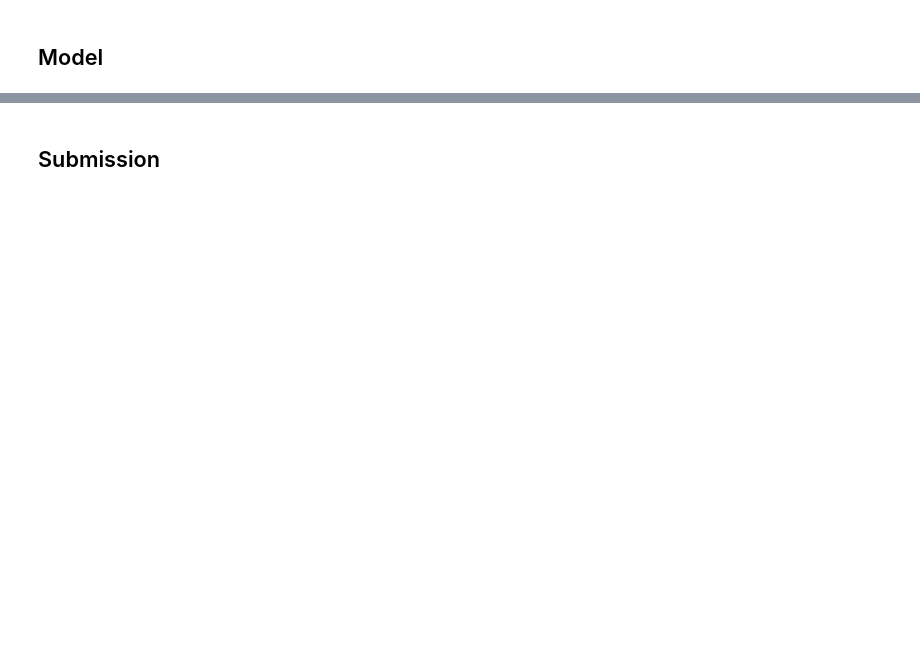
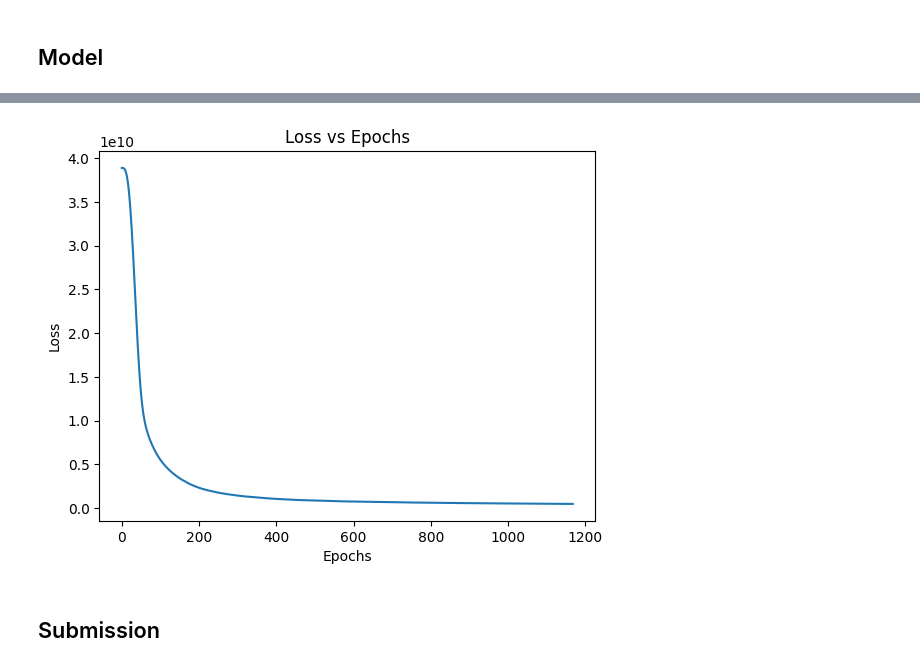
Before and after one commit to KingPhito/kaggle-competitions, a Jupyter notebook: notebooks/house-prices.ipynb, the cells around one changed output, grey strips where cells are left out. Drawn from its saved outputs; the diff is of its cells as text; code cells hidden in the pictures; blank space fills up the shorter version.

```diff
--- a/notebooks/house-prices.ipynb
+++ b/notebooks/house-prices.ipynb
@@ -84,0 +182,10 @@ plt.show()
+# %%
+model = Sequential(
+    [
+        InputLayer(input_shape=(features.shape[1],)),
+        Dense(64, activation='relu', name='hidden_layer_1', kernel_regularizer=l2(0.01)),
+        Dense(64, activation='relu', name='hidden_layer_2', kernel_regularizer=l2(0.01)),
+        Dense(1)
+    ]
+)
+model.summary()
@@ -85 +228,10 @@ plt.show()
+# %%
+lr_schedule = tf.keras.optimizers.schedules.InverseTimeDecay(
+    0.001,
+    decay_steps=features.shape[0] / 58 * 1000,
+    decay_rate=1,
+    staircase=False
+)
+optimizer = tf.keras.optimizers.Adam(lr_schedule)
+model.compile(optimizer=optimizer, loss='mean_squared_error', metrics=['mean_squared_error'])
 # %% [markdown]
@@ -95,0 +243,6 @@ for i in range(row):
+# %%
+data = model.fit(
+    features, labels,
+    epochs=1168,
+    steps_per_epoch=20,
+    validation_data=(valid_features, valid_labels))
@@ -96,3 +275,11 @@ for i in range(row):
+# %%
+plt.plot(data.history['loss'])
+plt.xlabel('Epochs')
+plt.ylabel('Loss')
+plt.title('Loss vs Epochs')
+plt.show()
+# %% [output]
+[figure, added]
 # %% [markdown]
 ## Submission
 # %%
```
Also changed, not shown: parts of 26 cells of this notebook, 2 other files.
